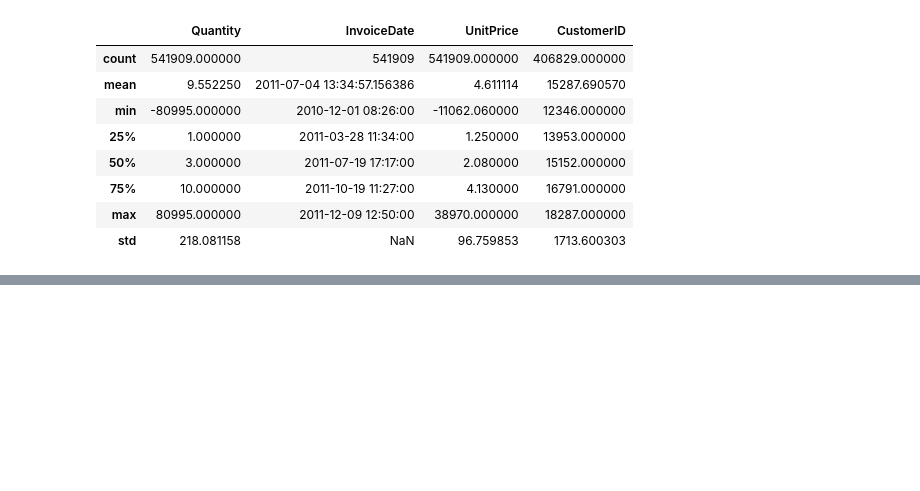
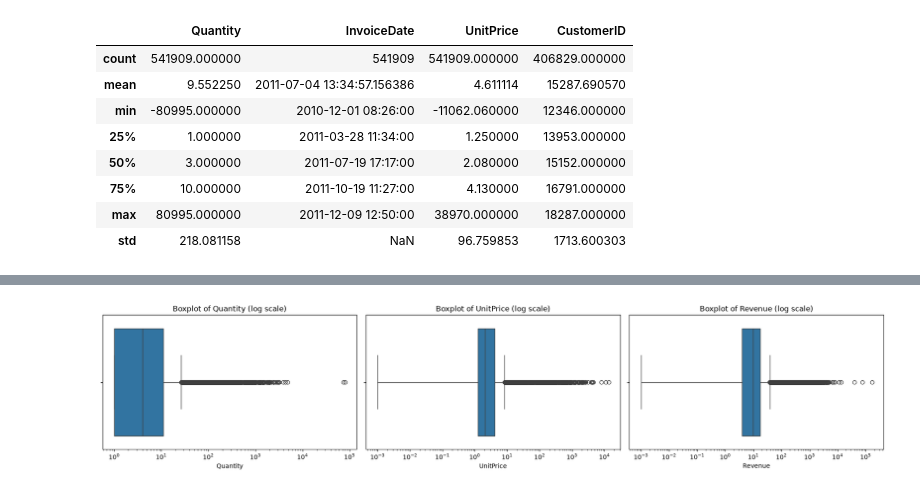
Before and after one commit to qannee/machine_learning, a Jupyter notebook: lab05/Lab1_EDA/3_OnlineRetail_EDA_hieu.ipynb, the cells around one changed output, grey strips where cells are left out. Drawn from its saved outputs; the diff is of its cells as text; code cells hidden in the pictures; blank space fills up the shorter version.

```diff
--- a/lab05/Lab1_EDA/3_OnlineRetail_EDA_hieu.ipynb
+++ b/lab05/Lab1_EDA/3_OnlineRetail_EDA_hieu.ipynb
@@ -98,0 +195,9 @@ df.describe()
+# %%
+df_clean = df.drop_duplicates()
+df_clean = df_clean[~df_clean['InvoiceNo'].astype(str).str.startswith('C')]
+df_clean = df_clean[(df_clean['Quantity'] > 0) & (df_clean['UnitPrice'] > 0)].copy()
+
+# Doanh thu của từng dòng
+df_clean['Revenue'] = df_clean['Quantity'] * df_clean['UnitPrice']
+
+print(df.shape, '->', df_clean.shape)
@@ -98,0 +224,12 @@ df.describe()
+# %%
+cols = ['Quantity', 'UnitPrice', 'Revenue']
+fig,axes=plt.subplots(1,3,figsize=(18,4))
+for ax,col in zip(axes,cols):
+    sns.boxplot(data=df_clean, x=col, ax=ax)
+    ax.set_xscale('log')
+    ax.set_title(f'Boxplot of {col} (log scale)')
+
+plt.tight_layout()
+plt.show()
+# %% [output]
+[figure, added]
```
Also changed, not shown: parts of 37 cells of this notebook, 4 other files.
